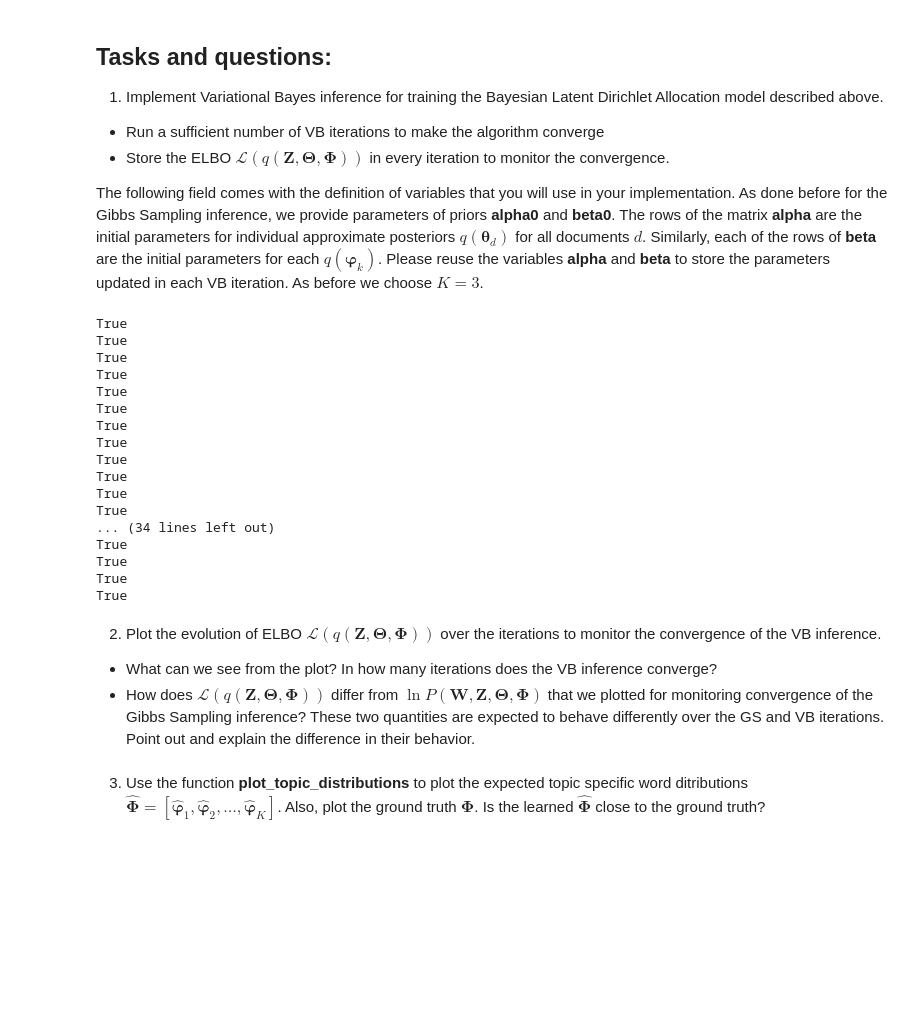
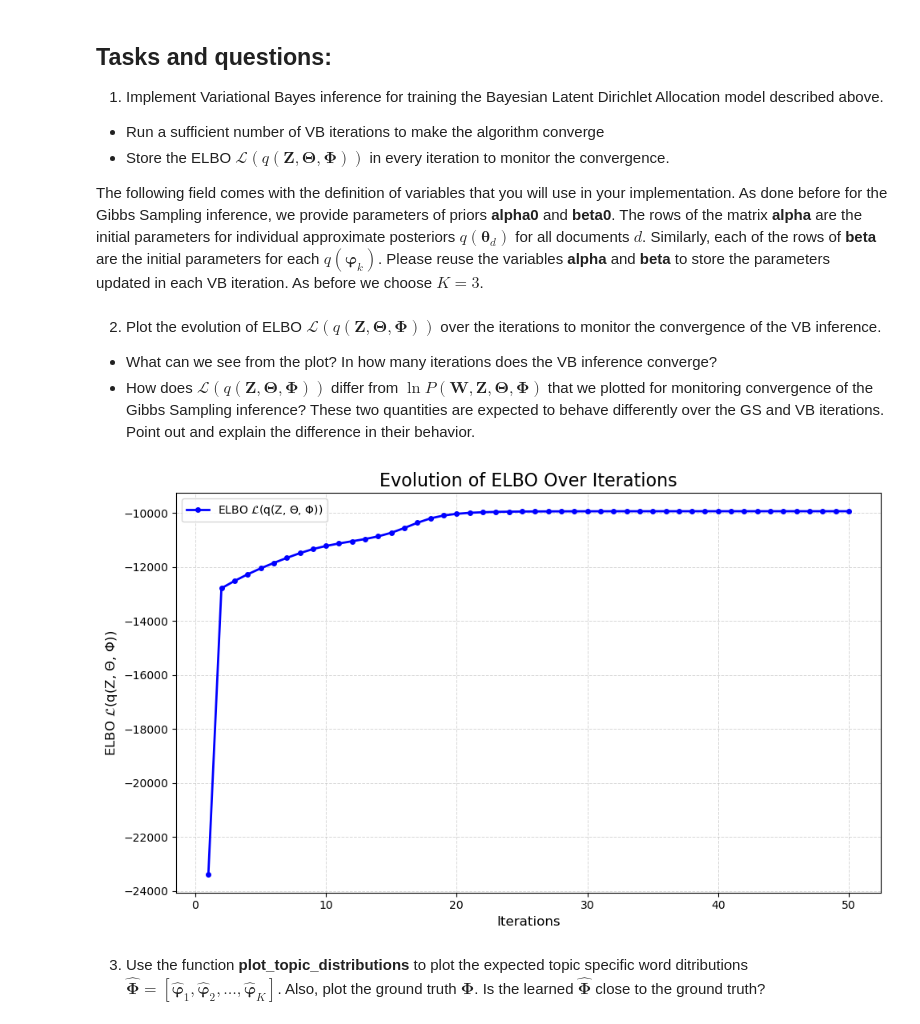
Before and after one commit to davidchocholaty/BUT-FIT-BAYa, a Jupyter notebook: BAYa_Assignment2024_LDA.ipynb, the cells around one changed output. Saved outputs shown, nothing was run; the diff lists cells and outputs as text; code cells hidden in the pictures; blank space fills up the shorter version.

```diff
--- a/BAYa_Assignment2024_LDA.ipynb
+++ b/BAYa_Assignment2024_LDA.ipynb
@@ -540,14 +541,24 @@ class VariationalBayes():
 
         return np.sum(word_count_matrix * log_norm) - alpha_KL - beta_KL
 
+    def get_train_params(self):
+        return self._alpha, self._beta, self._ELBO
+
+    def get_test_params(self):
+        return self._alpha
+
     def inference(self, alpha, beta, word_count_matrix, num_iters=100, train=True):
-        rho = np.empty((K, V, D))
+        num_documents = len(word_count_matrix)
         self._ELBO = []
 
-        self._alpha = alpha.copy()
+        if train:
+            self._alpha = alpha.copy()
+        else:
+            # For testing handle the different number of documents.
+            self._alpha = alpha[:num_documents].copy()
+
         self._beta = beta.copy()
 
-        num_documents = len(word_count_matrix)
         # Reshape for broadcasting.
         word_count_matrix_reshaped = word_count_matrix.T.reshape(1, self._voc_size, num_documents)  # Shape (1,V,D)
 
@@ -581,33 +592,15 @@ class VariationalBayes():
             self._alpha[:, :] = self._alpha0 + np.sum(C, axis=1).T
 
 
-            # Explanation
-            # np.sum(C, axis=2) - summing along the third axis d, shape (K,V), so same as beta
-            self._beta[:, :] = beta0 + np.sum(C, axis=2)
+            if train:
+                # Explanation
+                # np.sum(C, axis=2) - summing along the third axis d, shape (K,V), so same as beta
+                self._beta[:, :] = beta0 + np.sum(C, axis=2)
 
 
 vb = VariationalBayes(K, V, alpha0, beta0)
-# TODO pokracovani
 vb.inference(alpha, beta, M, 50)
-#Theta, Phi, joint_probability = gibbs_sampler.get_train_params()
+alpha, beta, ELBO = vb.get_train_params()
-# %% [output]
-True
-True
-True
-True
-True
-True
-True
-True
-True
-True
-True
-True
-... (34 lines left out)
-True
-True
-True
-True
 # %% [markdown]
 2. Plot the evolution of ELBO $\mathcal{L}(q(\boldsymbol{Z}, \boldsymbol{\Theta}, \boldsymbol{\Phi}))$  over the iterations to monitor the convergence of the VB inference.
  * What can we see from the plot? In how many iterations does the VB inference converge?
@@ -617,3 +608,20 @@ True
+# %%
+plt.figure(figsize=(10, 6))
+plt.plot(range(1, len(ELBO) + 1), ELBO, color='blue', linestyle='-', linewidth=2,
+         marker='o', markersize=4, label=r'ELBO $\mathcal{L}$(q(Z, $\Theta$, $\Phi$))')
+
+plt.grid(alpha=0.5, linestyle='--', linewidth=0.7)
+
+plt.xlabel('Iterations', fontsize=12)
+plt.ylabel(r'ELBO $\mathcal{L}$(q(Z, $\Theta$, $\Phi$))', fontsize=12)
+
+plt.title('Evolution of ELBO Over Iterations', fontsize=16)
+plt.legend(fontsize=10)
+
+plt.tight_layout()
+plt.show()
+# %% [output]
+[figure, added]
 # %% [markdown]
 3. Use the function **plot_topic_distributions** to plot the
 expected topic specific word ditributions $\boldsymbol{\hat{\Phi}} = [\boldsymbol{\hat{\varphi}}_1, \boldsymbol{\hat{\varphi}}_2, \dots, \boldsymbol{\hat{\varphi}}_K]$. Also, plot the ground truth $\boldsymbol{\Phi}$. Is the learned $\boldsymbol{\hat{\Phi}}$ close to the ground truth?
```
Also changed, not shown: parts of 15 cells of this notebook.
